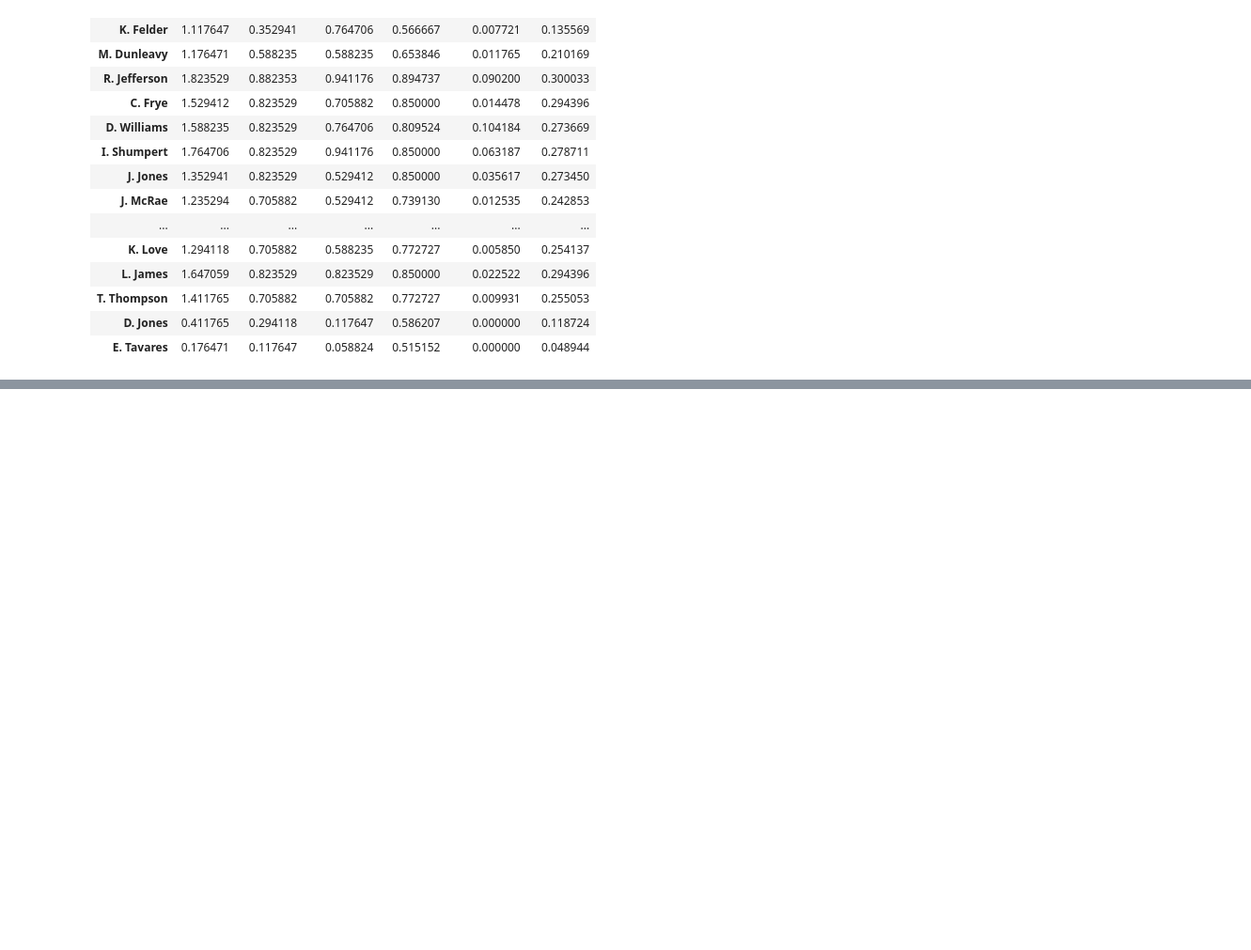
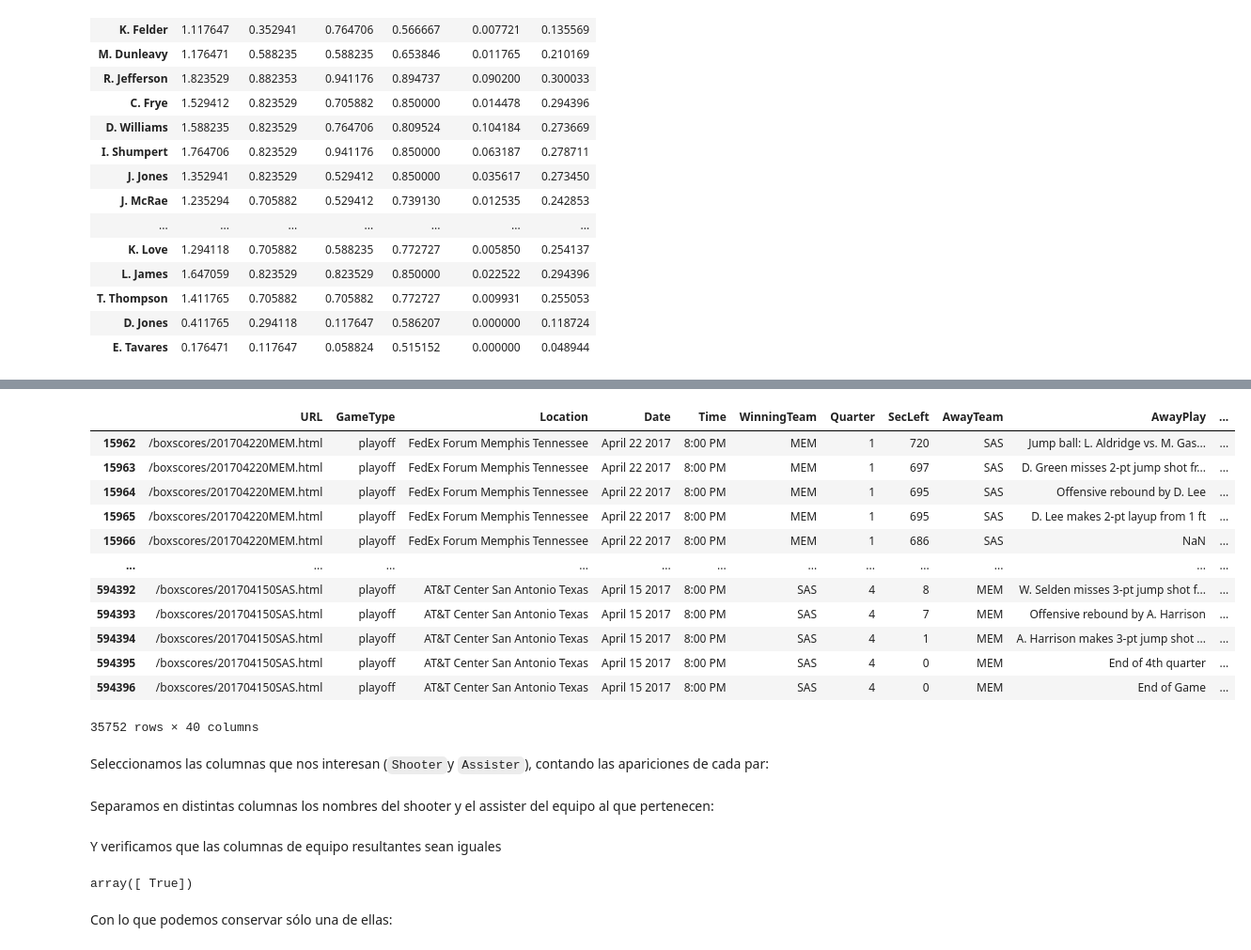
Before and after one commit to Millan13/Moneyball-NBA, a Jupyter notebook: Notebooks/Analisis_pagerank.ipynb, the cells around one changed output, grey strips where cells are left out. Shown: that part at 94% size. Saved outputs shown, nothing was run; the diff lists cells and outputs as text; code cells hidden in the pictures; blank space fills up the shorter version.

```diff
--- a/Notebooks/Analisis_pagerank.ipynb
+++ b/Notebooks/Analisis_pagerank.ipynb
@@ -497,0 +456,20 @@ df_CLE_central
+# %%
+df_playoffs = data[data['GameType'] == 'playoff']
+# %%
+df_playoffs
+# %% [output]
+|  | URL | GameType | Location | Date | Time | WinningTeam | Quarter | SecLeft | AwayTeam | AwayPlay | ... |
+| 15962 | /boxscores/201704220MEM.html | playoff | FedEx Forum Memphis Tennessee | April 22 2017 | 8:00 PM | MEM | 1 | 720 | SAS | Jump ball: L. Aldridge vs. M. Gas... | ... |
+| 15963 | /boxscores/201704220MEM.html | playoff | FedEx Forum Memphis Tennessee | April 22 2017 | 8:00 PM | MEM | 1 | 697 | SAS | D. Green misses 2-pt jump shot fr... | ... |
+| 15964 | /boxscores/201704220MEM.html | playoff | FedEx Forum Memphis Tennessee | April 22 2017 | 8:00 PM | MEM | 1 | 695 | SAS | Offensive rebound by D. Lee | ... |
+| 15965 | /boxscores/201704220MEM.html | playoff | FedEx Forum Memphis Tennessee | April 22 2017 | 8:00 PM | MEM | 1 | 695 | SAS | D. Lee makes 2-pt layup from 1 ft | ... |
+| 15966 | /boxscores/201704220MEM.html | playoff | FedEx Forum Memphis Tennessee | April 22 2017 | 8:00 PM | MEM | 1 | 686 | SAS | NaN | ... |
+| ... | ... | ... | ... | ... | ... | ... | ... | ... | ... | ... | ... |
+| 594392 | /boxscores/201704150SAS.html | playoff | AT&T Center San Antonio Texas | April 15 2017 | 8:00 PM | SAS | 4 | 8 | MEM | W. Selden misses 3-pt jump shot f... | ... |
+| 594393 | /boxscores/201704150SAS.html | playoff | AT&T Center San Antonio Texas | April 15 2017 | 8:00 PM | SAS | 4 | 7 | MEM | Offensive rebound by A. Harrison | ... |
+| 594394 | /boxscores/201704150SAS.html | playoff | AT&T Center San Antonio Texas | April 15 2017 | 8:00 PM | SAS | 4 | 1 | MEM | A. Harrison makes 3-pt jump shot ... | ... |
+| 594395 | /boxscores/201704150SAS.html | playoff | AT&T Center San Antonio Texas | April 15 2017 | 8:00 PM | SAS | 4 | 0 | MEM | End of 4th quarter | ... |
+| 594396 | /boxscores/201704150SAS.html | playoff | AT&T Center San Antonio Texas | April 15 2017 | 8:00 PM | SAS | 4 | 0 | MEM | End of Game | ... |
+35752 rows × 40 columns
+# %% [markdown]
+Seleccionamos las columnas que nos interesan (`Shooter`y `Assister`), contando las apariciones de cada par:
@@ -497,0 +478,2 @@ df_CLE_central
+# %% [markdown]
+Separamos en distintas columnas los nombres del shooter y el assister del equipo al que pertenecen:
@@ -497,0 +483,2 @@ df_CLE_central
+# %% [markdown]
+Y verificamos que las columnas de equipo resultantes sean iguales
@@ -497,0 +487,6 @@ df_CLE_central
+# %%
+np.unique(comparacion_po)
+# %% [output]
+array([ True])
+# %% [markdown]
+Con lo que podemos conservar sólo una de ellas:
```
Also changed, not shown: parts of 48 cells of this notebook.
